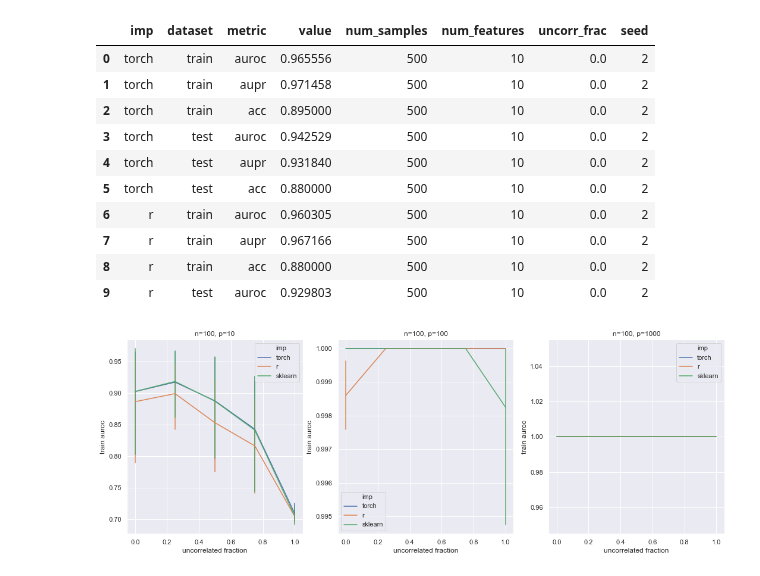
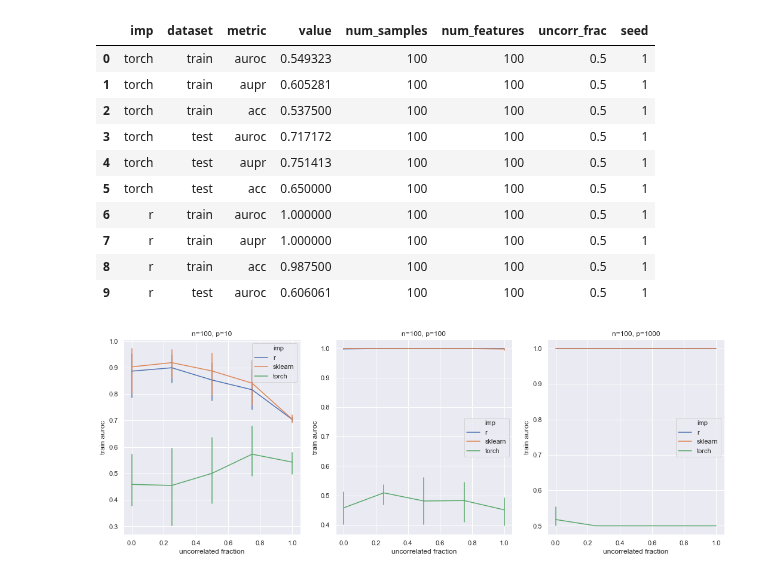
Before and after one commit to jjc2718/netreg, a Jupyter notebook: simdata/r_comparison.ipynb, the cells around one changed output. Cells and saved outputs as stored; diff of their text form; code cells hidden in the pictures.

Commit message:
trying to diagnose/fix torch fit issues

```diff
--- a/simdata/r_comparison.ipynb
+++ b/simdata/r_comparison.ipynb
@@ -6,7 +7,7 @@ import pandas as pd
 result_columns = ['imp', 'dataset', 'metric', 'value',
                   'num_samples', 'num_features', 'uncorr_frac', 'seed']
 results_df = None
-results_dir = 'clique_results'
+results_dir = 'only_network_penalty'
 
 def parse_pickle(fname, n, p, uncorr_frac, seed):
     results = []
@@ -36,44 +37,45 @@ for fname in os.listdir(results_dir):
 results_df.head(n=10)
 # %% [output]
 |  | imp | dataset | metric | value | num_samples | num_features | uncorr_frac | seed |
-| 0 | torch | train | auroc | 0.965556 | 500 | 10 | 0.0 | 2 |
-| 1 | torch | train | aupr | 0.971458 | 500 | 10 | 0.0 | 2 |
-| 2 | torch | train | acc | 0.895000 | 500 | 10 | 0.0 | 2 |
-| 3 | torch | test | auroc | 0.942529 | 500 | 10 | 0.0 | 2 |
-| 4 | torch | test | aupr | 0.931840 | 500 | 10 | 0.0 | 2 |
-| 5 | torch | test | acc | 0.880000 | 500 | 10 | 0.0 | 2 |
-| 6 | r | train | auroc | 0.960305 | 500 | 10 | 0.0 | 2 |
-| 7 | r | train | aupr | 0.967166 | 500 | 10 | 0.0 | 2 |
-| 8 | r | train | acc | 0.880000 | 500 | 10 | 0.0 | 2 |
-| 9 | r | test | auroc | 0.929803 | 500 | 10 | 0.0 | 2 |
+| 0 | torch | train | auroc | 0.549323 | 100 | 100 | 0.5 | 1 |
+| 1 | torch | train | aupr | 0.605281 | 100 | 100 | 0.5 | 1 |
+| 2 | torch | train | acc | 0.537500 | 100 | 100 | 0.5 | 1 |
+| 3 | torch | test | auroc | 0.717172 | 100 | 100 | 0.5 | 1 |
+| 4 | torch | test | aupr | 0.751413 | 100 | 100 | 0.5 | 1 |
+| 5 | torch | test | acc | 0.650000 | 100 | 100 | 0.5 | 1 |
+| 6 | r | train | auroc | 1.000000 | 100 | 100 | 0.5 | 1 |
+| 7 | r | train | aupr | 1.000000 | 100 | 100 | 0.5 | 1 |
+| 8 | r | train | acc | 0.987500 | 100 | 100 | 0.5 | 1 |
+| 9 | r | test | auroc | 0.606061 | 100 | 100 | 0.5 | 1 |
 # %%
 import matplotlib.pyplot as plt
 import seaborn as sns
 
 sns.set()
 # fig, axarr = plt.subplots(3, 3)
 fig, axarr = plt.subplots(1, 3)
 fig.set_figwidth(18)
 # fig.set_figheight(18)
 fig.set_figheight(6)
 
 metric = 'auroc'
 # for i, num_samples in enumerate((100, 500, 1000)):
 for i, num_samples in enumerate([100]):
     for j, num_feats in enumerate((10, 100, 1000)):
         # ax = axarr[i, j]
         ax = axarr[j]
         filter_df = results_df[(results_df['num_samples'] == num_samples) &
                                (results_df['num_features'] == num_feats) &
                                (results_df['dataset'] == 'train') &
                                (results_df['metric'] == metric)]
+        filter_df = filter_df.sort_values(by='imp')
         sns.lineplot(data=filter_df, x='uncorr_frac', y='value',
                      hue='imp', err_style='bars', ax=ax)
         ax.set_title('n={}, p={}'.format(num_samples, num_feats))
         ax.set_xlabel('uncorrelated fraction')
         ax.set_ylabel('train {}'.format(metric))
 # %% [output]
-[figure, old version]
+[figure, new version]
 # %%
 sns.set()
 #fig, axarr = plt.subplots(3, 3)
```
Also changed, not shown: parts of 4 cells of this notebook, 4 other files.
